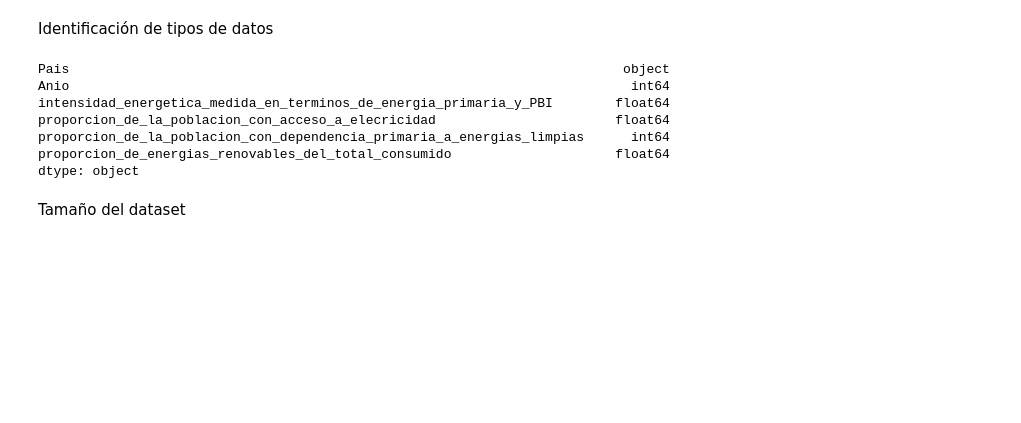
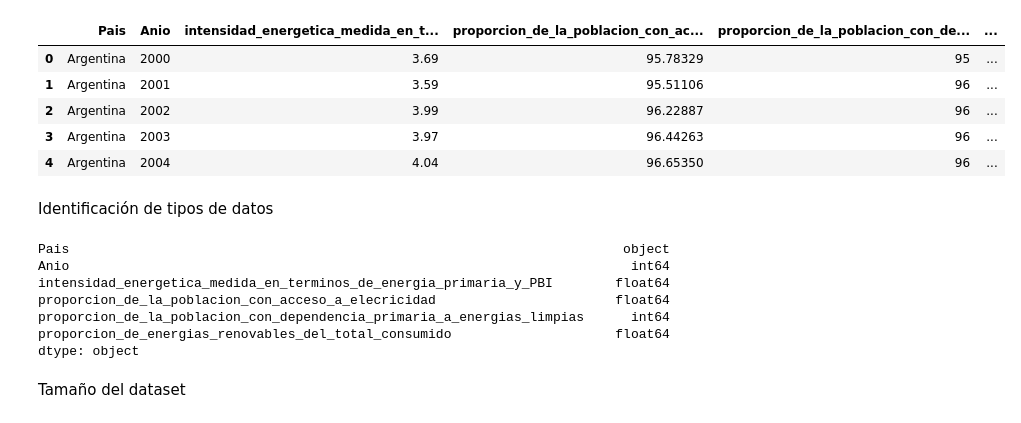
Before and after one commit to jalilpablo/Comision_Latinoamericana, a Jupyter notebook: EDA datos onu.ipynb, the cells around one changed output. Saved outputs shown, nothing was run; the diff lists cells and outputs as text; code cells hidden in the pictures; blank space fills up the shorter version.

```diff
--- a/EDA datos onu.ipynb
+++ b/EDA datos onu.ipynb
@@ -7,3 +7,12 @@ import plotly.express as px
 import seaborn as sns
 # %%
 df = pd.read_csv('datos_ONU.csv')
+# %%
+df.head()
+# %% [output]
+|  | Pais | Anio | intensidad_energetica_medida_en_t... | proporcion_de_la_poblacion_con_ac... | proporcion_de_la_poblacion_con_de... | ... |
+| 0 | Argentina | 2000 | 3.69 | 95.78329 | 95 | ... |
+| 1 | Argentina | 2001 | 3.59 | 95.51106 | 96 | ... |
+| 2 | Argentina | 2002 | 3.99 | 96.22887 | 96 | ... |
+| 3 | Argentina | 2003 | 3.97 | 96.44263 | 96 | ... |
+| 4 | Argentina | 2004 | 4.04 | 96.65350 | 96 | ... |
```
Also changed, not shown: parts of 3 cells of this notebook, 3 other files.
